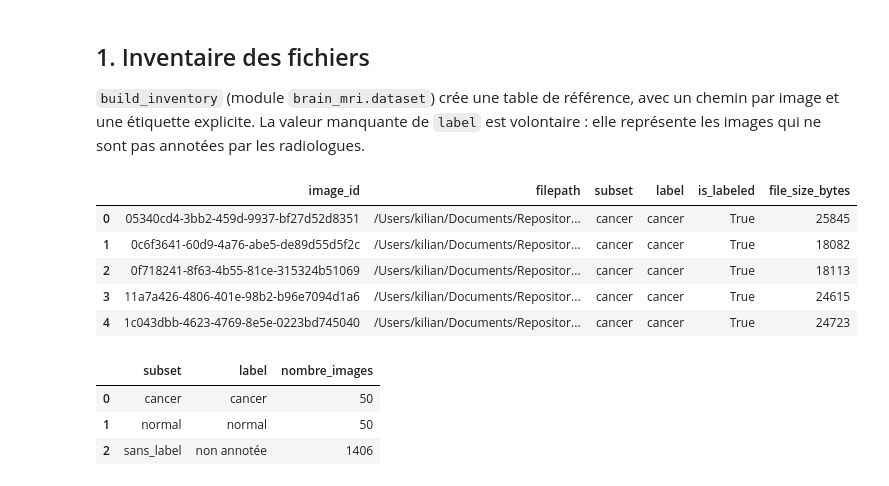
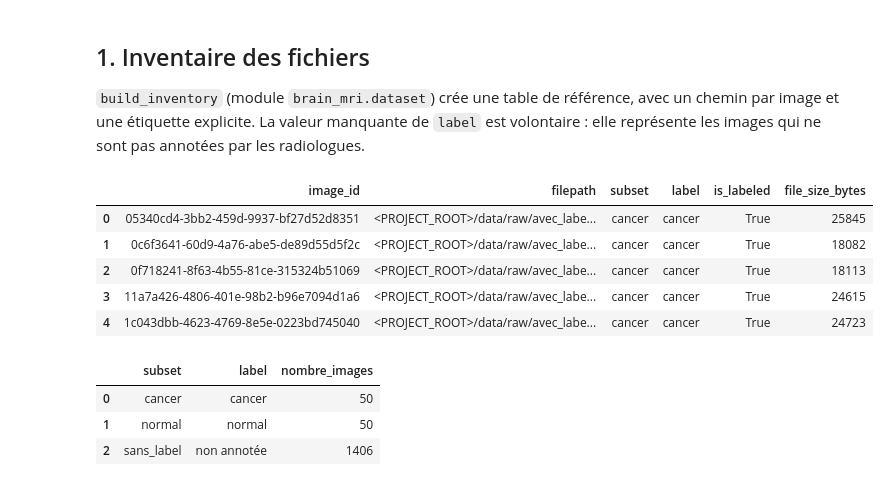
Before and after one commit to lefevrk/OC-Appliquez-des-approches-semi-supervisees, a Jupyter notebook: notebooks/01.01-kl-data-exploration.ipynb, the cells around one changed output. Saved outputs shown, nothing was run; the diff lists cells and outputs as text; code cells hidden in the pictures.

```diff
--- a/notebooks/01.01-kl-data-exploration.ipynb
+++ b/notebooks/01.01-kl-data-exploration.ipynb
@@ -60,18 +59,18 @@ Répertoire de données brutes : /Users/kilian/Documents/Repositories/OpenClassr
 # %%
 images = build_inventory(RAW_DATA_DIR)
 assert not images.empty, "Aucune image JPEG n'a été trouvée."
 assert images["image_id"].is_unique, (
     "Des identifiants de fichier sont dupliqués."
 )
 
-images.head()
+images.assign(filepath=images["filepath"].map(mask_path)).head()
 # %% [output]
 |  | image_id | filepath | subset | label | is_labeled | file_size_bytes |
-| 0 | 05340cd4-3bb2-459d-9937-bf27d52d8351 | /Users/kilian/Documents/Repositor... | cancer | cancer | True | 25845 |
-| 1 | 0c6f3641-60d9-4a76-abe5-de89d55d5f2c | /Users/kilian/Documents/Repositor... | cancer | cancer | True | 18082 |
-| 2 | 0f718241-8f63-4b55-81ce-315324b51069 | /Users/kilian/Documents/Repositor... | cancer | cancer | True | 18113 |
-| 3 | 11a7a426-4806-401e-98b2-b96e7094d1a6 | /Users/kilian/Documents/Repositor... | cancer | cancer | True | 24615 |
-| 4 | 1c043dbb-4623-4769-8e5e-0223bd745040 | /Users/kilian/Documents/Repositor... | cancer | cancer | True | 24723 |
+| 0 | 05340cd4-3bb2-459d-9937-bf27d52d8351 | <PROJECT_ROOT>/data/raw/avec_labe... | cancer | cancer | True | 25845 |
+| 1 | 0c6f3641-60d9-4a76-abe5-de89d55d5f2c | <PROJECT_ROOT>/data/raw/avec_labe... | cancer | cancer | True | 18082 |
+| 2 | 0f718241-8f63-4b55-81ce-315324b51069 | <PROJECT_ROOT>/data/raw/avec_labe... | cancer | cancer | True | 18113 |
+| 3 | 11a7a426-4806-401e-98b2-b96e7094d1a6 | <PROJECT_ROOT>/data/raw/avec_labe... | cancer | cancer | True | 24615 |
+| 4 | 1c043dbb-4623-4769-8e5e-0223bd745040 | <PROJECT_ROOT>/data/raw/avec_labe... | cancer | cancer | True | 24723 |
 # %%
 inventory = (
     images.assign(label=images["label"].fillna("non annotée"))
```
Also changed, not shown: parts of 3 cells of this notebook, 22 other files.
